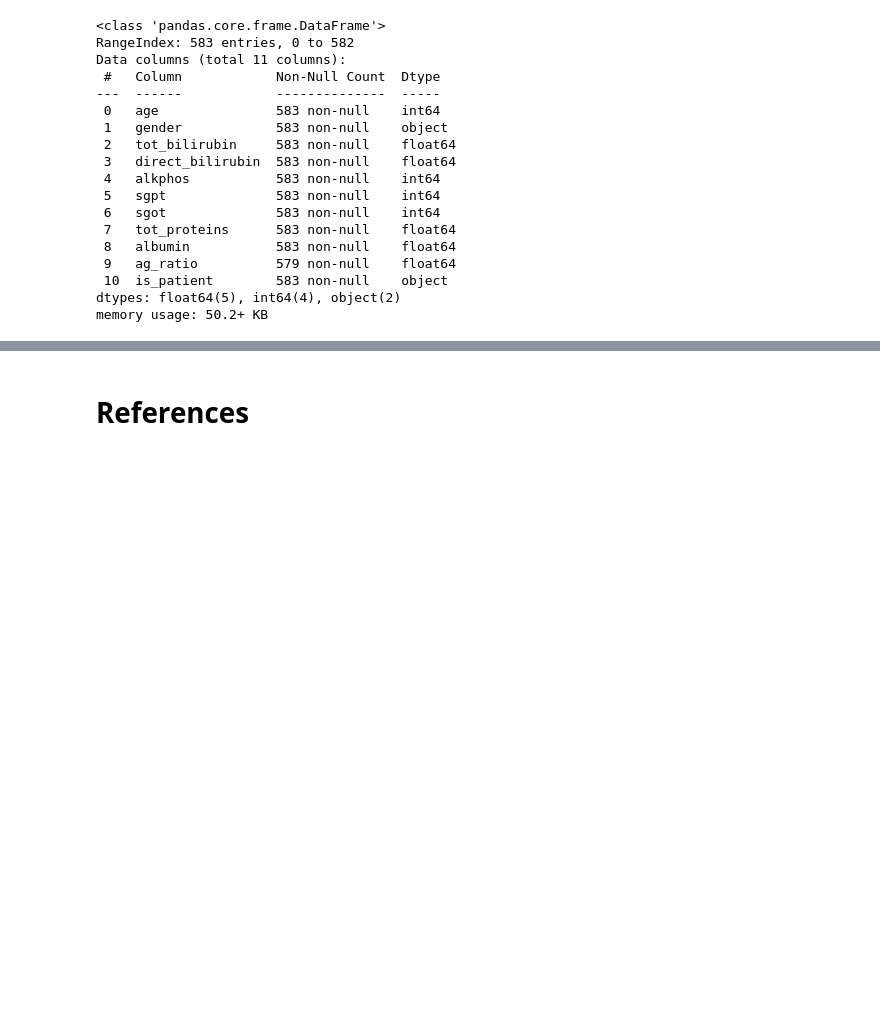
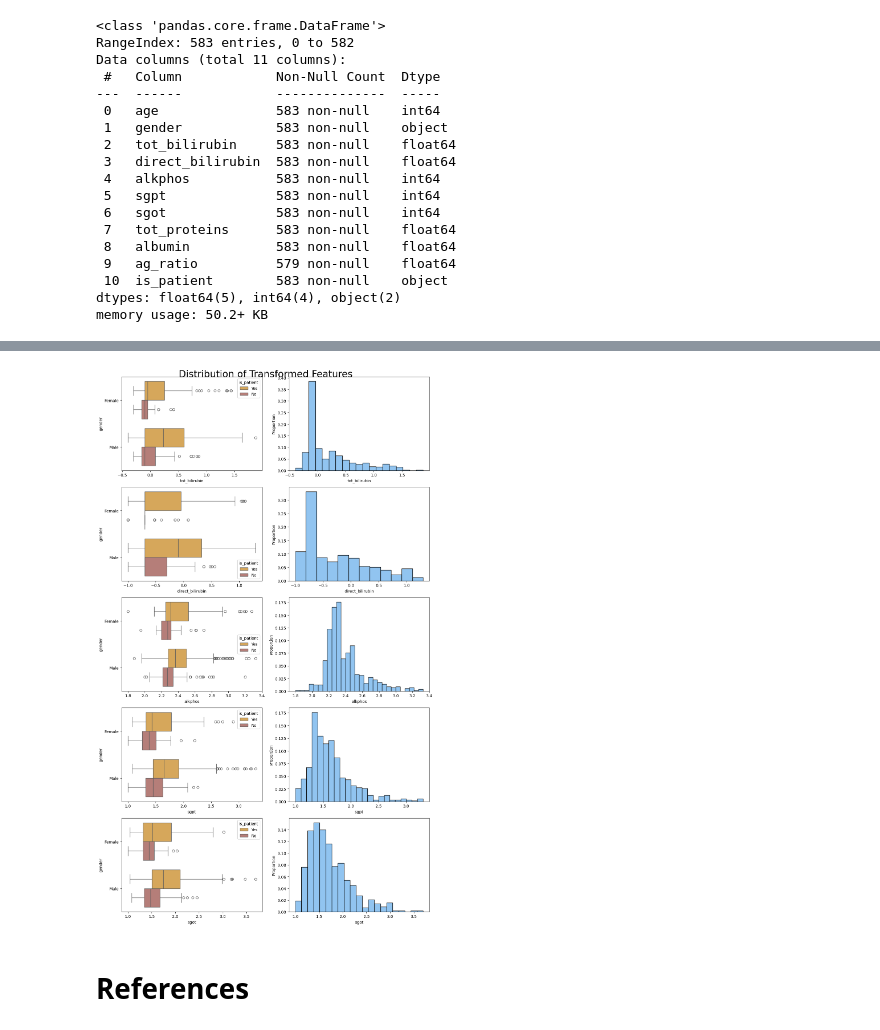
Before and after one commit to alexisuaguilaru/Liver_Patient_Model, a Jupyter notebook: ExploratoryDataAnalysis/ExploratoryDataAnalysis.ipynb, the cells around one changed output, grey strips where cells are left out. Saved outputs shown, nothing was run; the diff lists cells and outputs as text; code cells hidden in the pictures; blank space fills up the shorter version.

```diff
--- a/ExploratoryDataAnalysis/ExploratoryDataAnalysis.ipynb
+++ b/ExploratoryDataAnalysis/ExploratoryDataAnalysis.ipynb
@@ -123,3 +229,14 @@ memory usage: 50.2+ KB
+# %%
+# Applying Log_10 Transformation
+
+features_transformation = [*ContinuousFeatures[:2],*IntegerFeatures[1:]]
+
+for feature in features_transformation:
+    LiverDataset[feature] = np.log10(LiverDataset[feature])
+# %%
+PlotFeaturesDistribution(LiverDataset,features_transformation,'Transformed')
+# %% [output]
+[figure, added]
 # %% [markdown]
 # References
 # %% [markdown]
```
Also changed, not shown: parts of 18 cells of this notebook.
